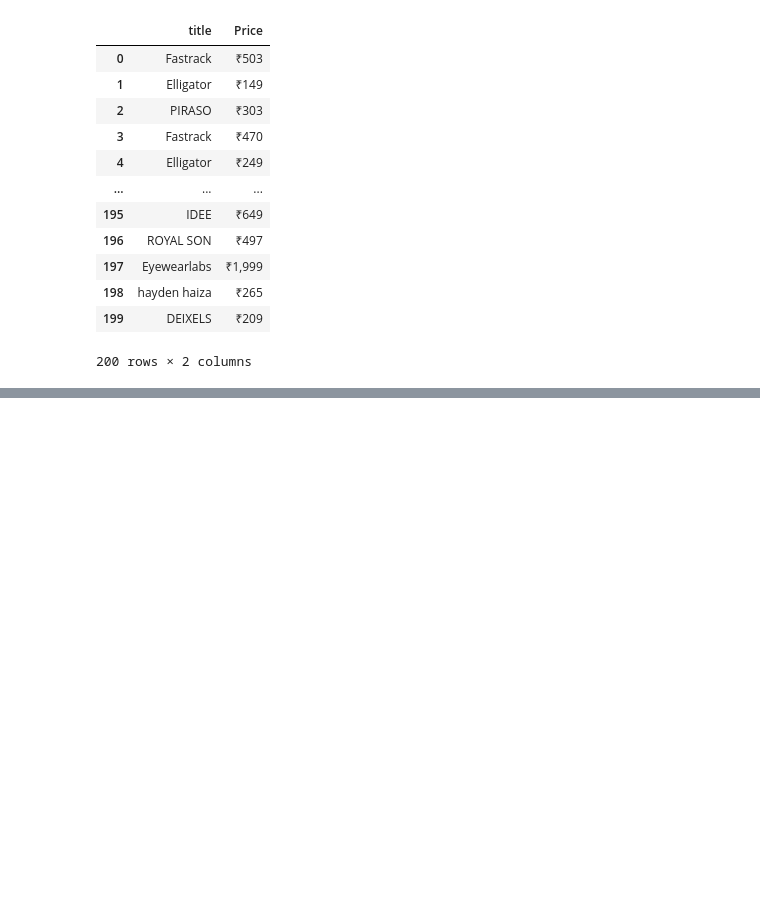
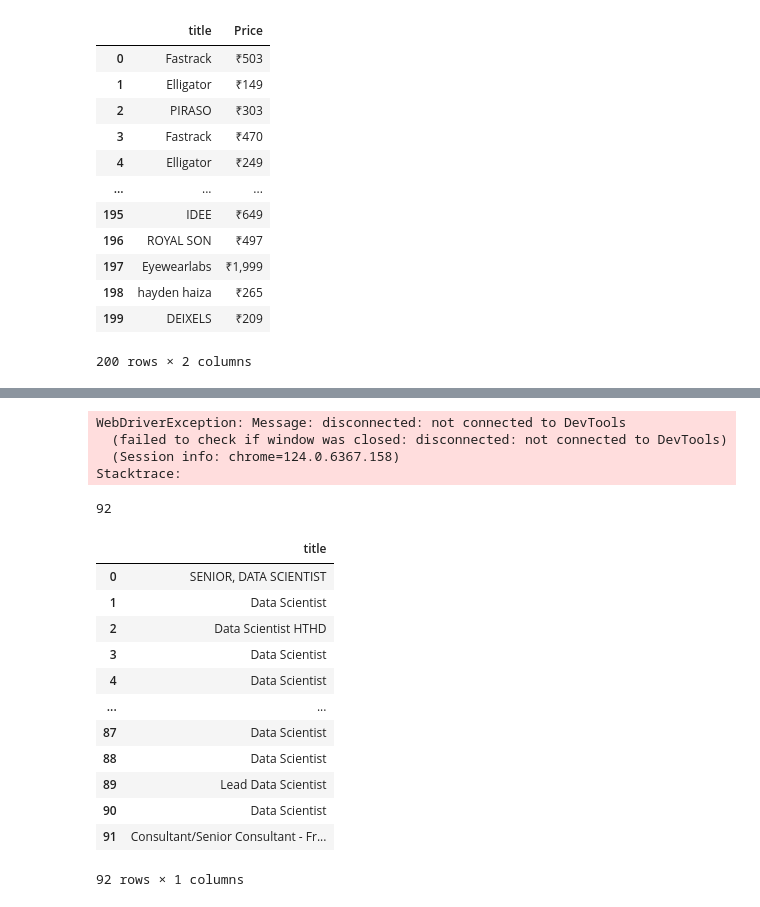
Before and after one commit to pratikyenpure/internship, a Jupyter notebook: Selenium practise file.ipynb, the cells around one changed output, grey strips where cells are left out. Saved outputs shown, nothing was run; the diff lists cells and outputs as text; code cells hidden in the pictures; blank space fills up the shorter version.

```diff
--- a/Selenium practise file.ipynb
+++ b/Selenium practise file.ipynb
@@ -280,0 +339,39 @@ df
+# %%
+job_titles = []
+company_names = []
+# %%
+title = driver.find_elements(By.XPATH,'//a[@class="title "]')
+for i in title[:10]:
+    title_tag=i.text
+    job_titles.append(title_tag)
+
+names = driver.find_elements(By.XPATH,'//a[@class=" comp-name mw-25"]')
+for i in names:
+    name_tag=i.text
+    company_names.append(name_tag)
+# %% [output]
+WebDriverException: Message: disconnected: not connected to DevTools
+  (failed to check if window was closed: disconnected: not connected to DevTools)
+  (Session info: chrome=124.0.6367.158)
+Stacktrace:
+# %%
+print(len(job_titles))
+# %% [output]
+92
+# %%
+df=pd.DataFrame({'title':job_titles})
+df
+# %% [output]
+|  | title |
+| 0 | SENIOR, DATA SCIENTIST |
+| 1 | Data Scientist |
+| 2 | Data Scientist HTHD |
+| 3 | Data Scientist |
+| 4 | Data Scientist |
+| ... | ... |
+| 87 | Data Scientist |
+| 88 | Data Scientist |
+| 89 | Lead Data Scientist |
+| 90 | Data Scientist |
+| 91 | Consultant/Senior Consultant - Fr... |
+92 rows × 1 columns
```
Also changed, not shown: parts of 49 cells of this notebook.
